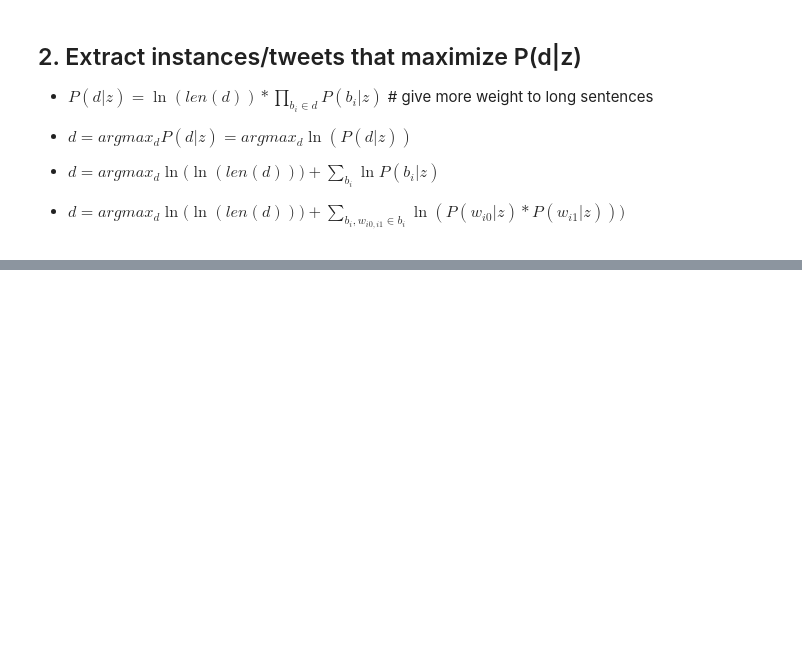
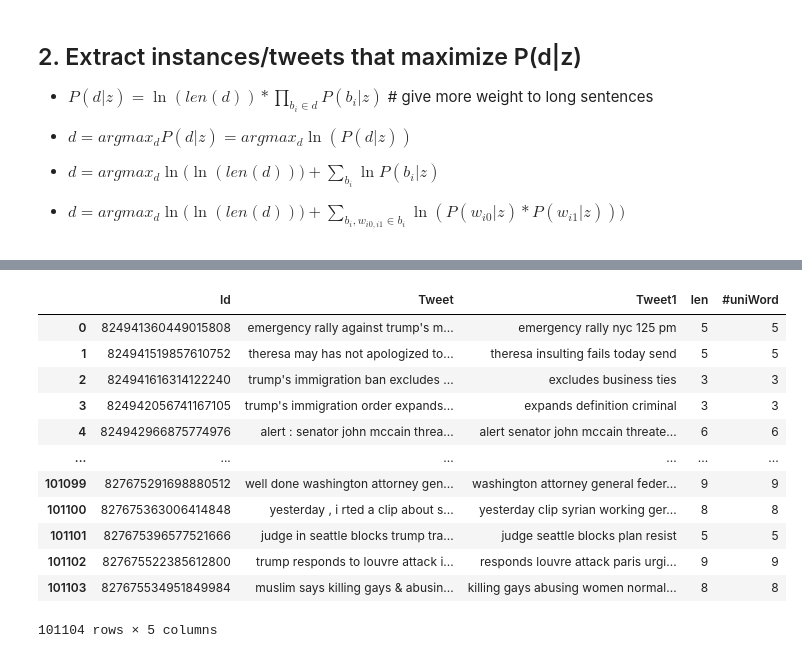
Before and after one commit to HPanTroG/tweet_summarization, a Jupyter notebook: models/Biterm.ipynb, the cells around one changed output, grey strips where cells are left out. Cells and saved outputs as stored; diff of their text form; code cells hidden in the pictures; blank space fills up the shorter version.

```diff
--- a/models/Biterm.ipynb
+++ b/models/Biterm.ipynb
@@ -78,6 +82,9 @@ data['Tweet1'] = data['Tweet1'].apply(lambda x: ' '.join(y for y in x.split(" ")
+# %%
+data['len'] = data['Tweet1'].apply(lambda x: len(x.split(" ")))
+data['#uniWord'] = data['Tweet1'].apply(lambda x: len(set(x.split(" "))))
 # %%
 # remove tweets #unique words less than haft of length
-data['len'] = data['Tweet1'].apply(lambda x: 0 if len(set(x.split(" ")))/len(x.split(" ")) <= 0.5 else len(x.split(" ")))
-data = data[data['len']!=0]
+# data['len'] = data['Tweet1'].apply(lambda x: 0 if len(set(x.split(" ")))/len(x.split(" ")) <= 0.5 else len(x.split(" ")))
+data = data[data['#uniWord']/data['len']>0.5]
 print(data.shape)
 # %% [output]
@@ -96,6 +103,7 @@ vocab = set(cv.get_feature_names())
 data['Tweet1'] = data['Tweet1'].apply(lambda x: ' '.join(y for y in x.split(" ") if y in vocab))
 while True:
     data['len'] = data['Tweet1'].apply(lambda x: 0 if len(set(x.split(" ")))/len(x.split(" ")) <= 0.5 else len(x.split(" ")))
+    data['#uniWord'] = data['Tweet1'].apply(lambda x: len(set(x.split(" "))))
     data = data[data['len'] >2]
     cv = CountVectorizer(stop_words='english', min_df = 10)
     cv.fit(list(data['Tweet1']))
@@ -231,3 +233,7 @@ Topic 19 | Coherence=-177.03 | Top words= acting attorney general yates quebec s
+# %%
+data = data.reset_index(drop= True)
+data['len'] = data['Tweet1'].apply(lambda x: len(set(x.split(" "))))
+data['#uniWord'] = data['Tweet1'].apply(lambda x: len(set(x.split(" "))))
 # %% [markdown]
 ## 1. Extract instances/tweets that have highest topic-document prob
 # %%
@@ -337,0 +376,16 @@ for i, idx in enumerate(indices):
+# %%
+data[data['Tweet'].str.contains('')]
+# %% [output]
+|  | Id | Tweet | Tweet1 | len | #uniWord |
+| 0 | 824941360449015808 | emergency rally against trump's m... | emergency rally nyc 125 pm | 5 | 5 |
+| 1 | 824941519857610752 | theresa may has not apologized to... | theresa insulting fails today send | 5 | 5 |
+| 2 | 824941616314122240 | trump's immigration ban excludes ... | excludes business ties | 3 | 3 |
+| 3 | 824942056741167105 | trump's immigration order expands... | expands definition criminal | 3 | 3 |
+| 4 | 824942966875774976 | alert : senator john mccain threa... | alert senator john mccain threate... | 6 | 6 |
+| ... | ... | ... | ... | ... | ... |
+| 101099 | 827675291698880512 | well done washington attorney gen... | washington attorney general feder... | 9 | 9 |
+| 101100 | 827675363006414848 | yesterday , i rted a clip about s... | yesterday clip syrian working ger... | 8 | 8 |
+| 101101 | 827675396577521666 | judge in seattle blocks trump tra... | judge seattle blocks plan resist | 5 | 5 |
+| 101102 | 827675522385612800 | trump responds to louvre attack i... | responds louvre attack paris urgi... | 9 | 9 |
+| 101103 | 827675534951849984 | muslim says killing gays & abusin... | killing gays abusing women normal... | 8 | 8 |
+101104 rows × 5 columns
```
Also changed, not shown: parts of 29 cells of this notebook, 16 other files.
